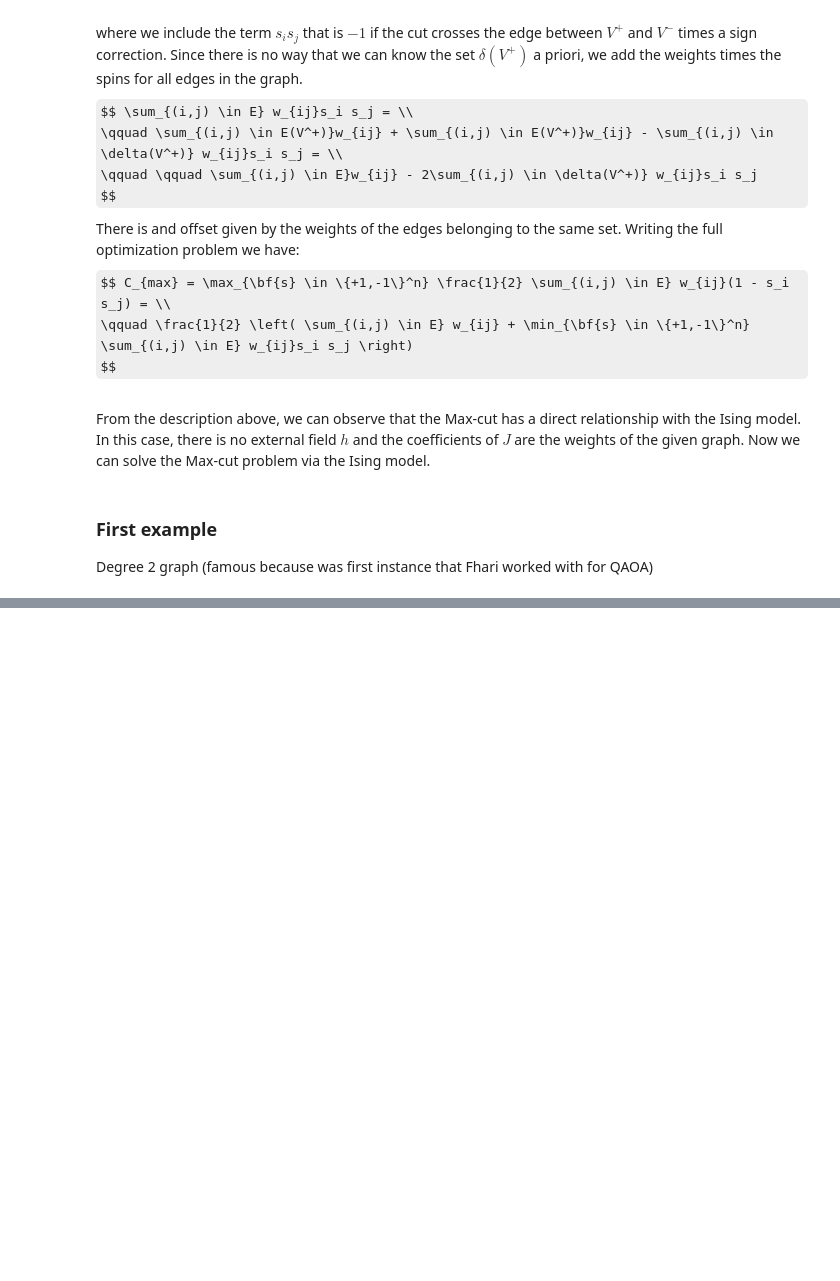
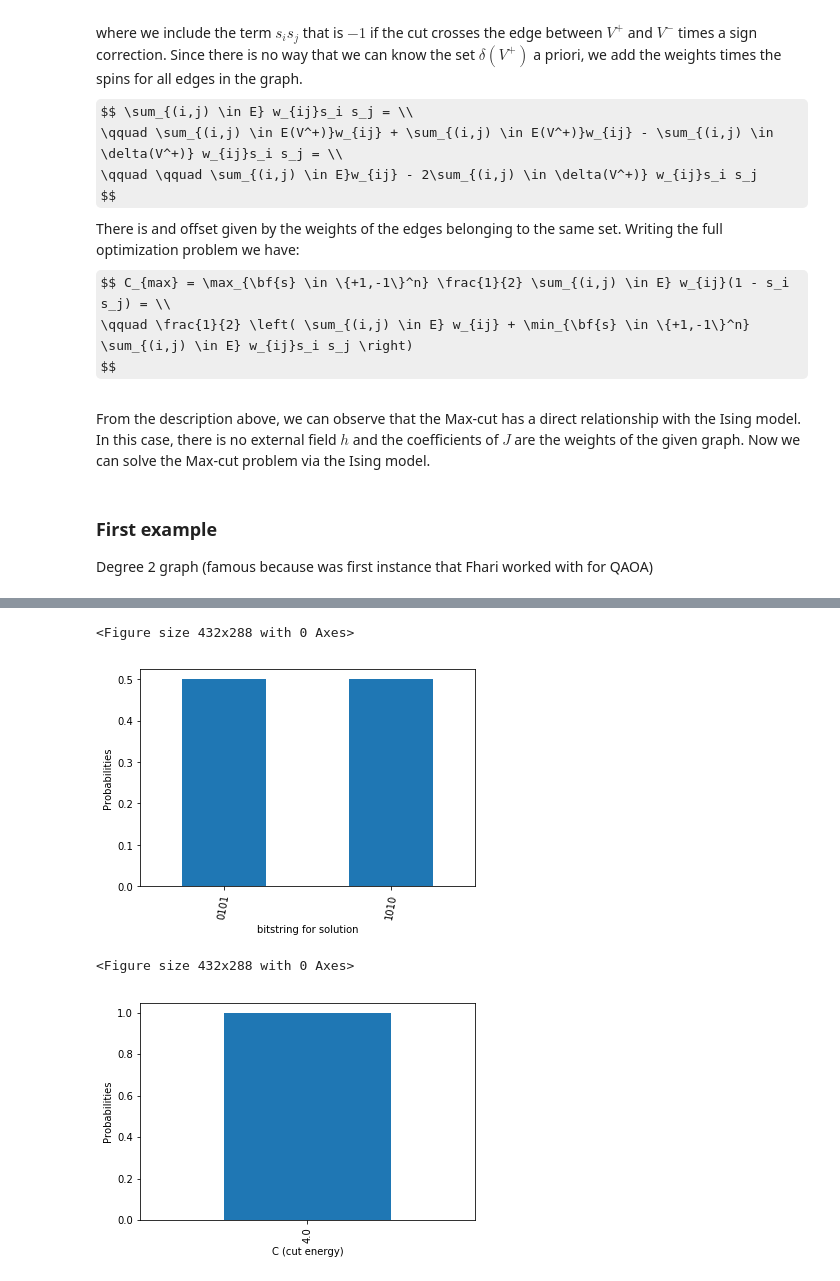
Before and after one commit to bernalde/11860_project_qaoa, a Jupyter notebook: qa_dwave.ipynb, the cells around one changed output, grey strips where cells are left out. Cells and saved outputs as stored; diff of their text form; code cells hidden in the pictures; some formulas as TeX source; blank space fills up the shorter version.

```diff
--- a/qa_dwave.ipynb
+++ b/qa_dwave.ipynb
@@ -101,0 +176,4 @@ SampleSet(rec.array([([-1, -1, -1, -1],  4., 1), ([ 1, -1, -1, -1],  0., 1),
+# %%
+start_time = timeit.default_timer()
+results_dwave = sampler.sample(bqm, num_reads=2048)
+time_dwave = timeit.default_timer() - start_time
@@ -101,0 +200,8 @@ SampleSet(rec.array([([-1, -1, -1, -1],  4., 1), ([ 1, -1, -1, -1],  0., 1),
+# %%
+plot_samples(results_dwave)
+plot_energies(results_dwave)
+# %% [output]
+<Figure size 432x288 with 0 Axes>
+[figure, added]
+<Figure size 432x288 with 0 Axes>
+[figure, added]
```
Also changed, not shown: parts of 32 cells of this notebook, 4 other files.
